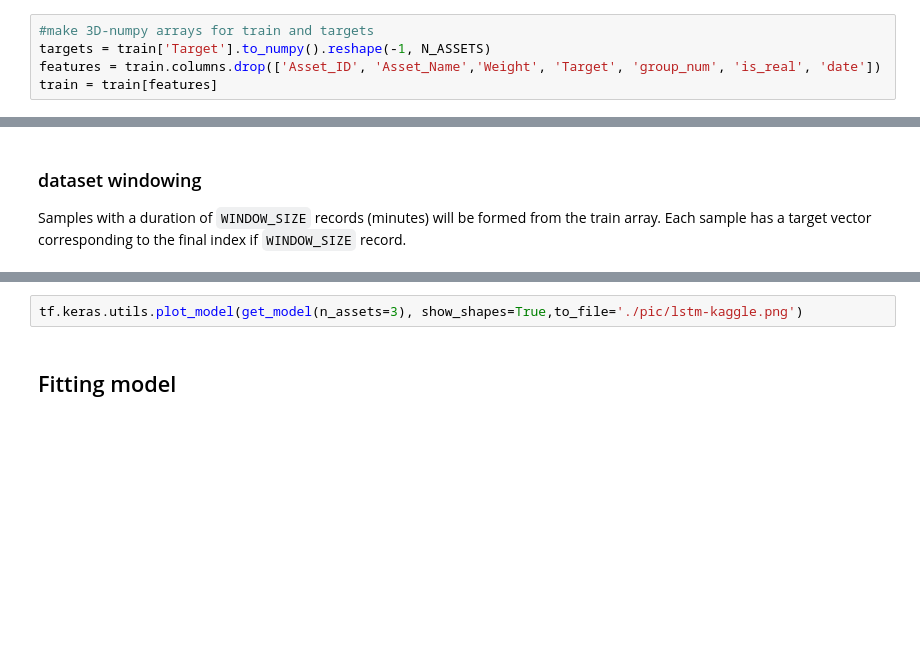
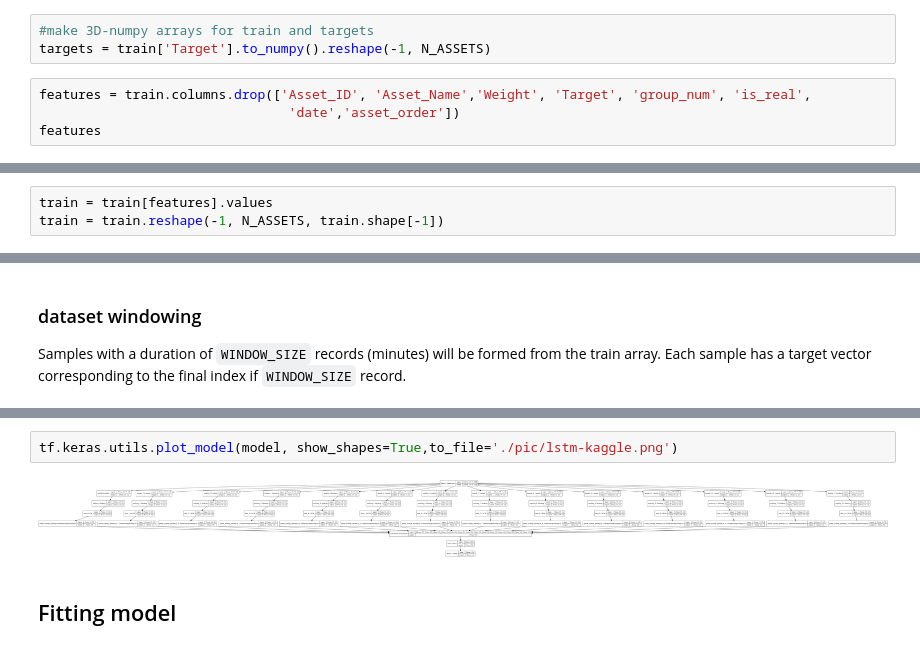
Before and after one commit to 123mitnik/Crypto_Forecasting_kaggle, a Jupyter notebook: crypto_lstm.ipynb, the cells around one changed output, grey strips where cells are left out. Saved outputs shown, nothing was run; the diff lists cells and outputs as text; blank space fills up the shorter version.

Commit message:
updates lstm

```diff
--- a/crypto_lstm.ipynb
+++ b/crypto_lstm.ipynb
@@ -135,5 +173,7 @@ gc.collect()
 # %%
 #make 3D-numpy arrays for train and targets
 targets = train['Target'].to_numpy().reshape(-1, N_ASSETS)
-features = train.columns.drop(['Asset_ID', 'Asset_Name','Weight', 'Target', 'group_num', 'is_real', 'date'])
-train = train[features]
+# %%
+features = train.columns.drop(['Asset_ID', 'Asset_Name','Weight', 'Target', 'group_num', 'is_real',
+                                'date','asset_order'])
+features
@@ -139,0 +185,3 @@ train = train[features]
+# %%
+train = train[features].values
+train = train.reshape(-1, N_ASSETS, train.shape[-1])
@@ -166,5 +253,7 @@ model.summary()
 # %%
-tf.keras.utils.plot_model(get_model(n_assets=3), show_shapes=True,to_file='./pic/lstm-kaggle.png')
+tf.keras.utils.plot_model(model, show_shapes=True,to_file='./pic/lstm-kaggle.png')
+# %% [output]
+[figure, added]
 # %% [markdown]
 ## Fitting model
 # %%
```
Also changed, not shown: parts of 29 cells of this notebook, 12 other files.
